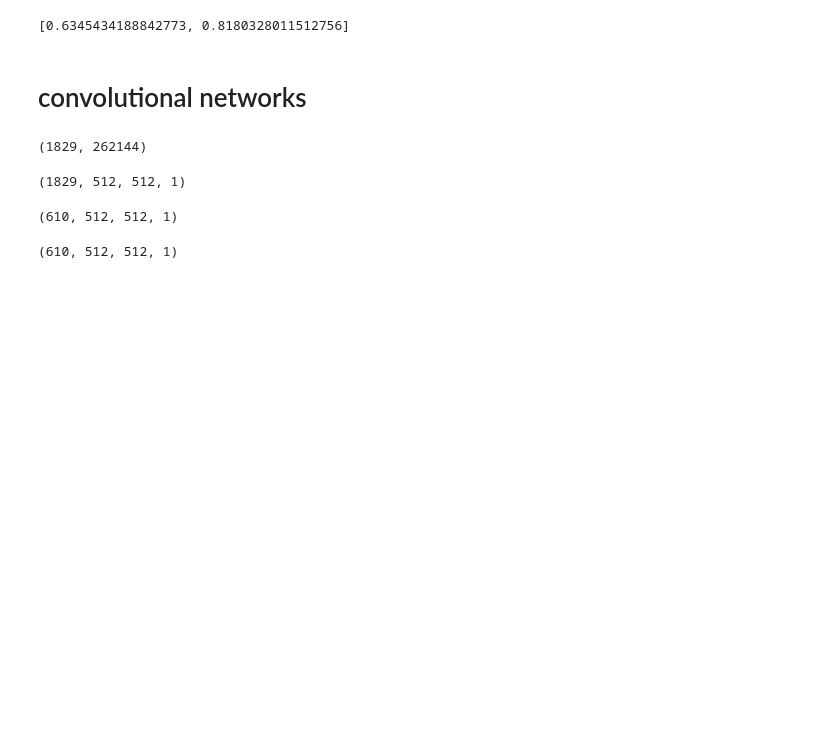
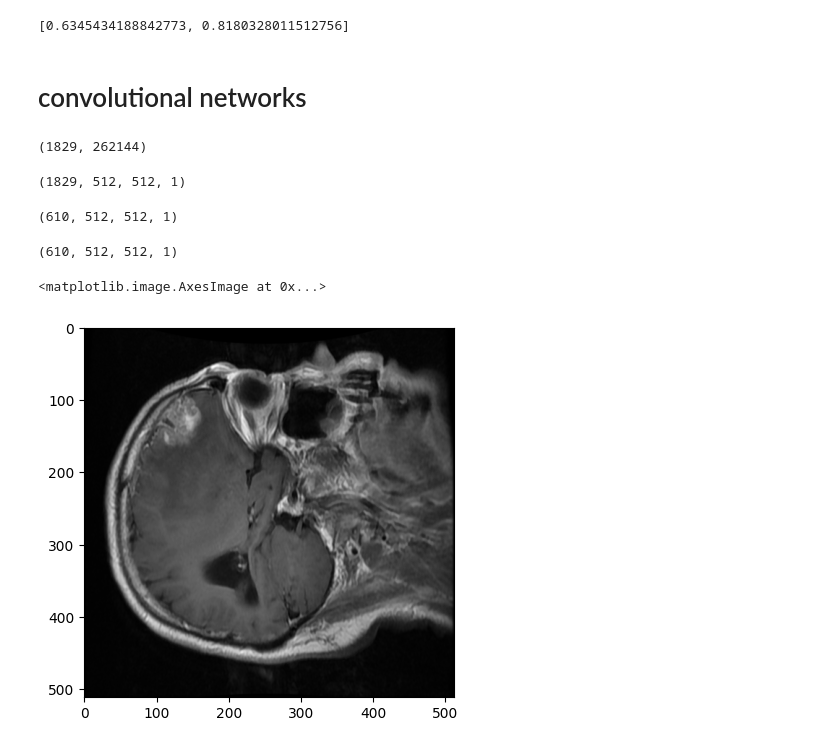
Before and after one commit to umbaranowska/PJATK_WUM_projekt, a Jupyter notebook: convolutional_networks.ipynb, the cells around one changed output. Drawn from its saved outputs; the diff is of its cells as text; code cells hidden in the pictures; blank space fills up the shorter version.

```diff
--- a/convolutional_networks.ipynb
+++ b/convolutional_networks.ipynb
@@ -216,4 +216,9 @@ X_test = X_test.reshape(610, 512, 512, 1)
 X_test.shape
 # %% [output]
 (610, 512, 512, 1)
+# %%
+plt.imshow(X_train[2], cmap = 'gray')
+# %% [output]
+<matplotlib.image.AxesImage at 0x...>
+[figure, added]
 # %%
```
Also changed, not shown: parts of 35 cells of this notebook, 2 other files.
